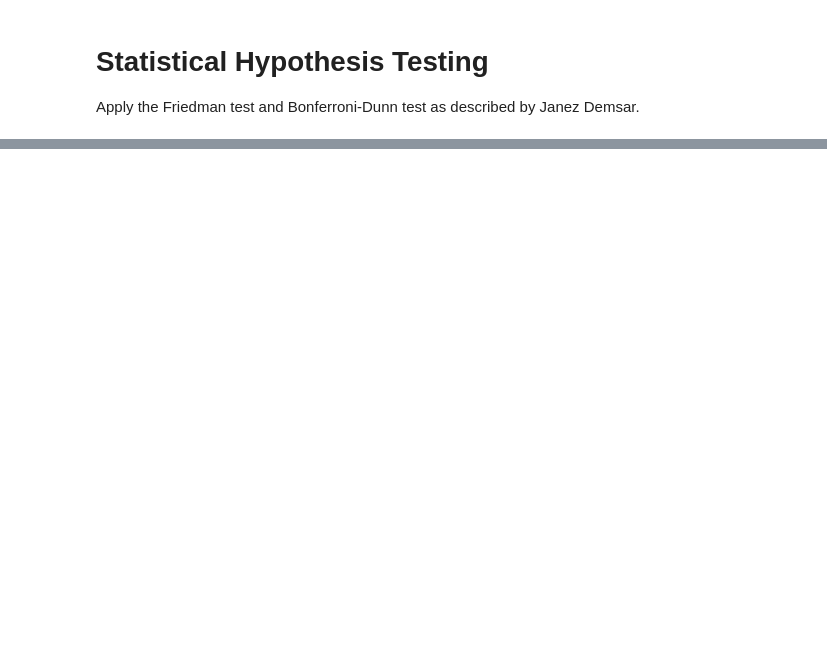
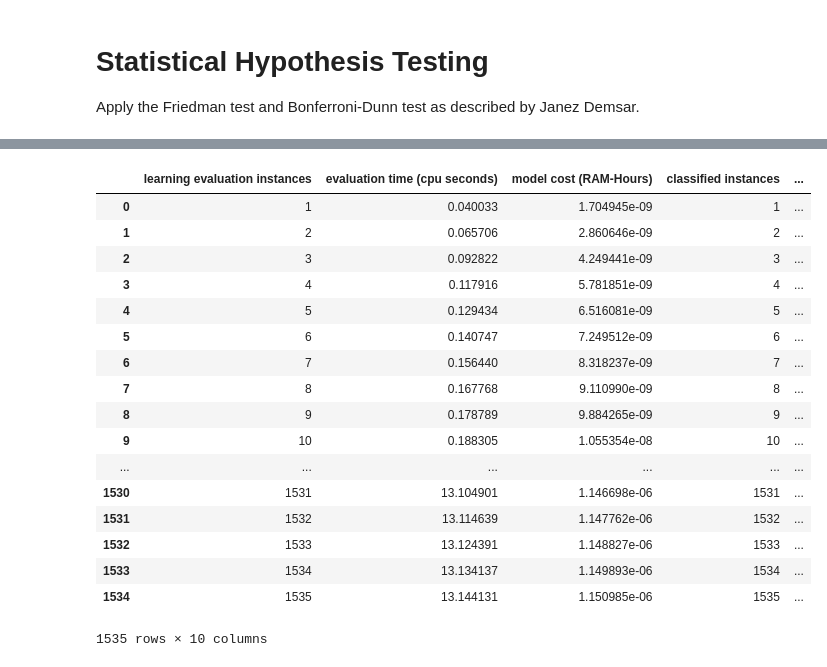
Before and after one commit to samuelhess/moa, a Jupyter notebook: experiments/Plotters.ipynb, the cells around one changed output, grey strips where cells are left out. Saved outputs shown, nothing was run; the diff lists cells and outputs as text; code cells hidden in the pictures; blank space fills up the shorter version.

```diff
--- a/experiments/Plotters.ipynb
+++ b/experiments/Plotters.ipynb
@@ -303,3 +339,24 @@ plt.ylabel('Relative Frequency')
 font = {'size'   : 13}
 plt.rc('font', **font)
 plt.savefig('plots/kl-abalone.pdf', format='pdf')
+# %%
+df
+# %% [output]
+|  | learning evaluation instances | evaluation time (cpu seconds) | model cost (RAM-Hours) | classified instances | ... |
+| 0 | 1 | 0.040033 | 1.704945e-09 | 1 | ... |
+| 1 | 2 | 0.065706 | 2.860646e-09 | 2 | ... |
+| 2 | 3 | 0.092822 | 4.249441e-09 | 3 | ... |
+| 3 | 4 | 0.117916 | 5.781851e-09 | 4 | ... |
+| 4 | 5 | 0.129434 | 6.516081e-09 | 5 | ... |
+| 5 | 6 | 0.140747 | 7.249512e-09 | 6 | ... |
+| 6 | 7 | 0.156440 | 8.318237e-09 | 7 | ... |
+| 7 | 8 | 0.167768 | 9.110990e-09 | 8 | ... |
+| 8 | 9 | 0.178789 | 9.884265e-09 | 9 | ... |
+| 9 | 10 | 0.188305 | 1.055354e-08 | 10 | ... |
+| ... | ... | ... | ... | ... | ... |
+| 1530 | 1531 | 13.104901 | 1.146698e-06 | 1531 | ... |
+| 1531 | 1532 | 13.114639 | 1.147762e-06 | 1532 | ... |
+| 1532 | 1533 | 13.124391 | 1.148827e-06 | 1533 | ... |
+| 1533 | 1534 | 13.134137 | 1.149893e-06 | 1534 | ... |
+| 1534 | 1535 | 13.144131 | 1.150985e-06 | 1535 | ... |
+1535 rows × 10 columns
```
Also changed, not shown: parts of 2 cells of this notebook.
